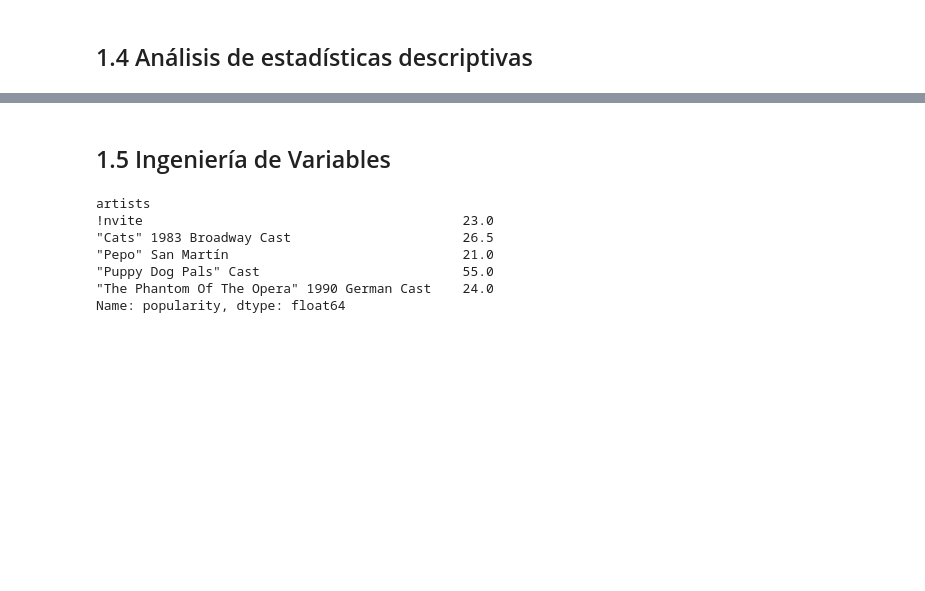
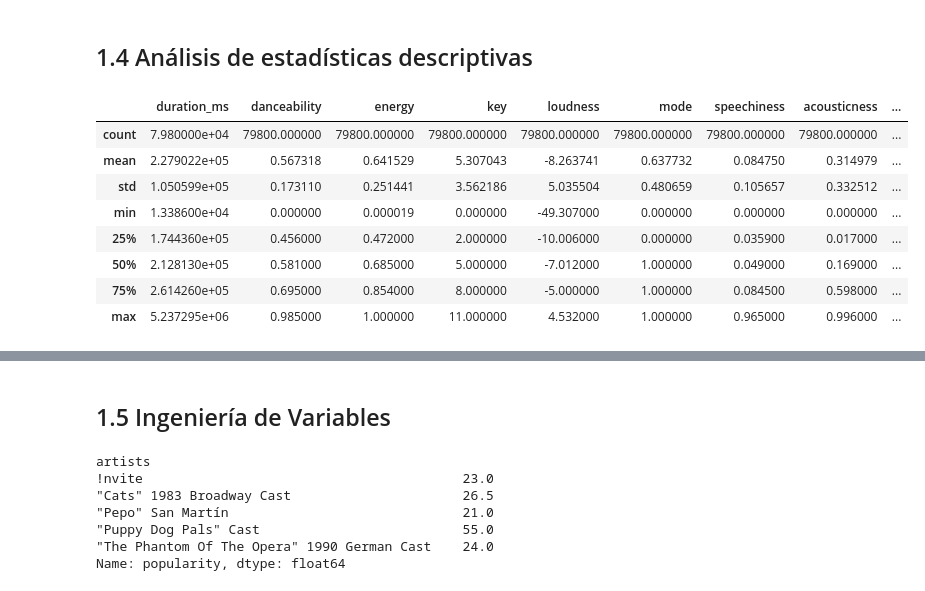
Before and after one commit to JohanManjarresMIAD/JohanManjarresMIAD-JohanManjarresMIAD-MIAD_ML_NLP_2026-Grupo_26, a Jupyter notebook: Semana 3/S3P1_proyecto1_v2.ipynb, the cells around one changed output, grey strips where cells are left out. Saved outputs shown, nothing was run; the diff lists cells and outputs as text; code cells hidden in the pictures; blank space fills up the shorter version.

```diff
--- a/Semana 3/S3P1_proyecto1_v2.ipynb
+++ b/Semana 3/S3P1_proyecto1_v2.ipynb
@@ -184,15 +185,25 @@ plt.show()
 # %%
 # Mostramos las estadísticas descriptivas de las variables del set de datos de Train
 pd.set_option('display.max_columns', None)
-display(dataTraining.describe())
+display(data_Training.describe())
 
 # La variable duration_ms tiene una escala muy grande, la cual puede generar problemas para algunos modelos (por ejemplo regresiones lineales), por lo que se pasa a minutos
-dataTraining['duration_min'] = dataTraining['duration_ms'] / 60000
+data_Training['duration_min'] = data_Training['duration_ms'] / 60000
 data_Testing['duration_min'] = data_Testing['duration_ms'] / 60000
 
 # Eliminamos la columna original duration_ms
-dataTraining.drop(columns=['duration_ms'], inplace=True)
+data_Training.drop(columns=['duration_ms'], inplace=True)
 data_Testing.drop(columns=['duration_ms'], inplace=True)
 
 pd.set_option('display.max_columns', None)
-display(dataTraining.describe())
+display(data_Training.describe())
+# %% [output]
+|  | duration_ms | danceability | energy | key | loudness | mode | speechiness | acousticness | ... |
+| count | 7.980000e+04 | 79800.000000 | 79800.000000 | 79800.000000 | 79800.000000 | 79800.000000 | 79800.000000 | 79800.000000 | ... |
+| mean | 2.279022e+05 | 0.567318 | 0.641529 | 5.307043 | -8.263741 | 0.637732 | 0.084750 | 0.314979 | ... |
+| std | 1.050599e+05 | 0.173110 | 0.251441 | 3.562186 | 5.035504 | 0.480659 | 0.105657 | 0.332512 | ... |
+| min | 1.338600e+04 | 0.000000 | 0.000019 | 0.000000 | -49.307000 | 0.000000 | 0.000000 | 0.000000 | ... |
+| 25% | 1.744360e+05 | 0.456000 | 0.472000 | 2.000000 | -10.006000 | 0.000000 | 0.035900 | 0.017000 | ... |
+| 50% | 2.128130e+05 | 0.581000 | 0.685000 | 5.000000 | -7.012000 | 1.000000 | 0.049000 | 0.169000 | ... |
+| 75% | 2.614260e+05 | 0.695000 | 0.854000 | 8.000000 | -5.000000 | 1.000000 | 0.084500 | 0.598000 | ... |
+| max | 5.237295e+06 | 0.985000 | 1.000000 | 11.000000 | 4.532000 | 1.000000 | 0.965000 | 0.996000 | ... |
```
Also changed, not shown: parts of 11 cells of this notebook, 1 other file.
